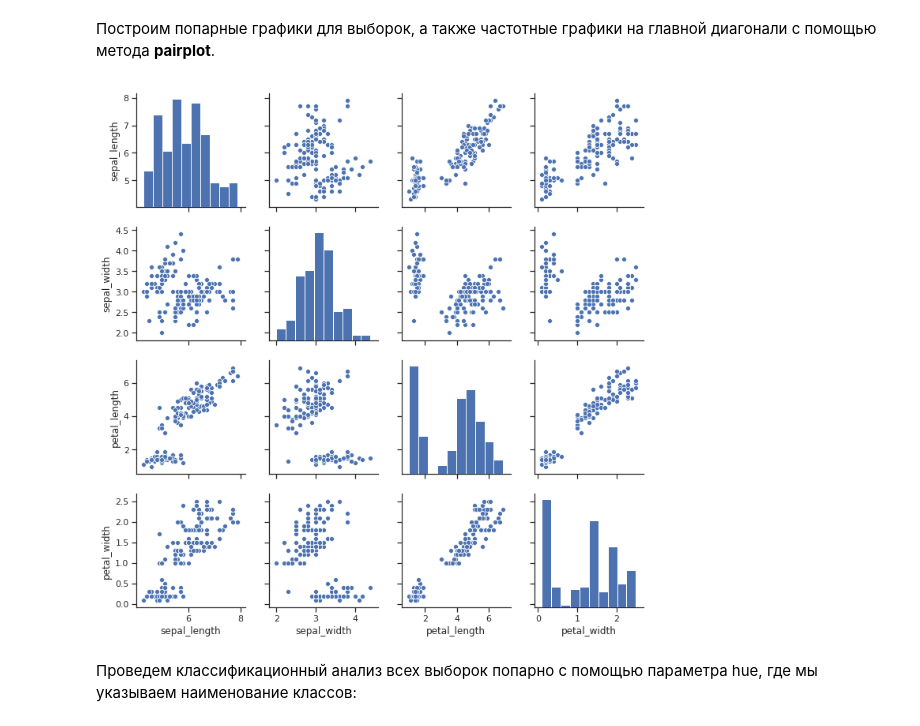
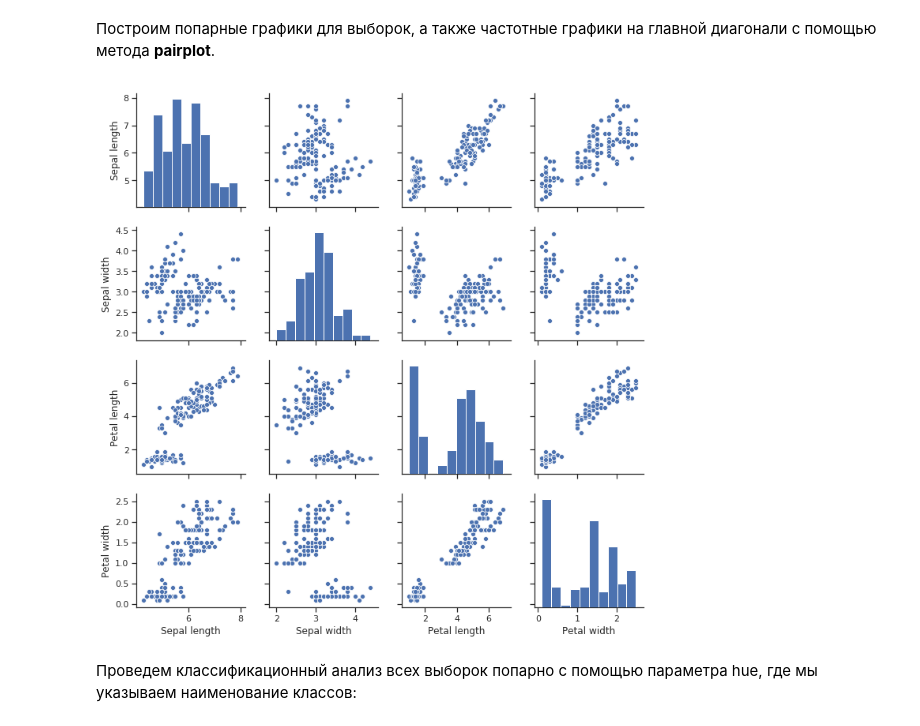
Before and after one commit to SIzrantsev/netology_statistics, a Jupyter notebook: lecture_2.ipynb, the cells around one changed output. Saved outputs shown, nothing was run; the diff lists cells and outputs as text; code cells hidden in the pictures.

```diff
--- a/lecture_2.ipynb
+++ b/lecture_2.ipynb
@@ -79,9 +80,9 @@ data.head()
 # %%
 sns.set(style="ticks", color_codes=True)
 iris = sns.load_dataset("iris")
-g = sns.pairplot(iris)
+g = sns.pairplot(data)
 # %% [output]
-[figure, old version]
+[figure, new version]
 # %% [markdown]
 Проведем классификационный анализ всех выборок попарно с помощью параметра hue, где мы указываем наименование классов:
 # %%
```
Also changed, not shown: parts of 25 cells of this notebook.
